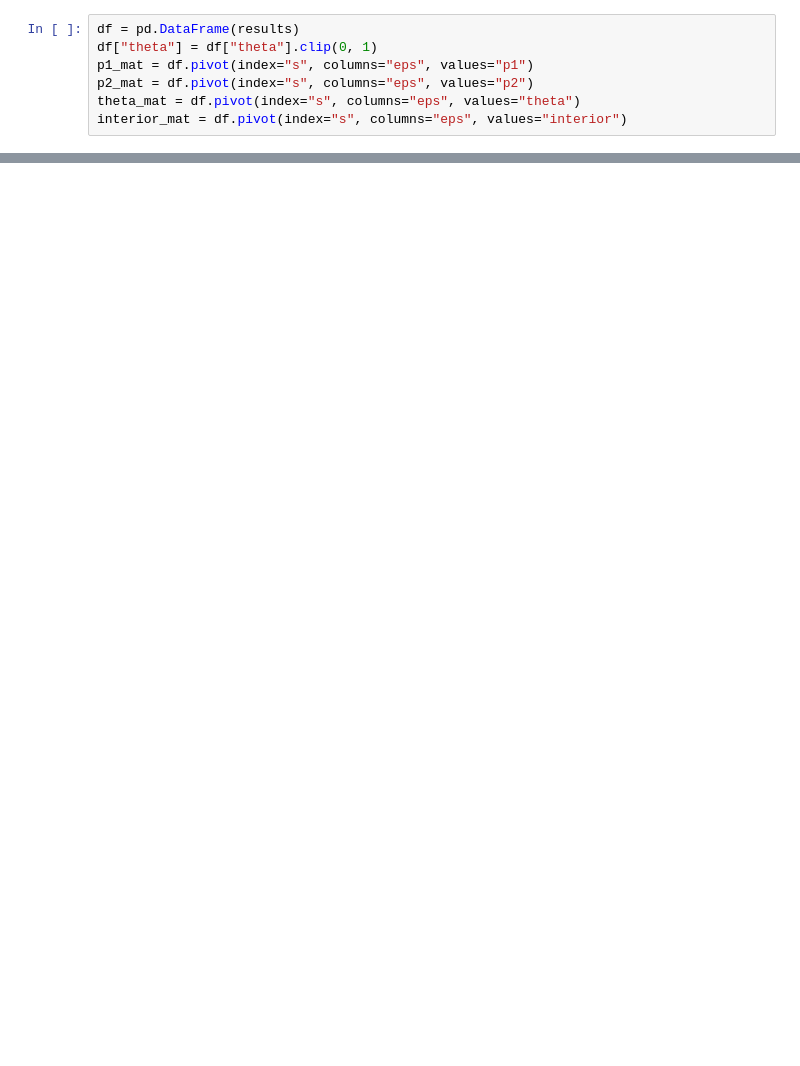
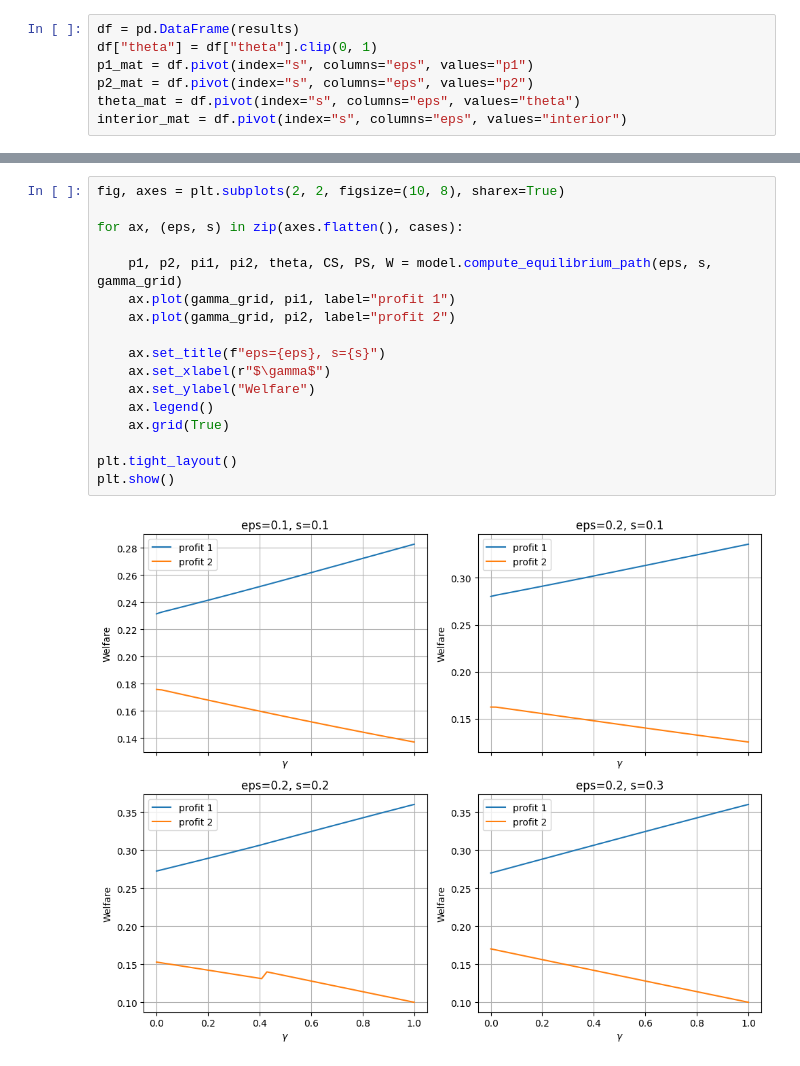
Before and after one commit to lkh927/masters2026, a Jupyter notebook: Model.ipynb, the cells around one changed output, grey strips where cells are left out. Cells and saved outputs as stored; diff of their text form; blank space fills up the shorter version.

```diff
--- a/Model.ipynb
+++ b/Model.ipynb
@@ -122,0 +114,19 @@ plt.show()
+# %%
+fig, axes = plt.subplots(2, 2, figsize=(10, 8), sharex=True)
+
+for ax, (eps, s) in zip(axes.flatten(), cases):
+
+    p1, p2, pi1, pi2, theta, CS, PS, W = model.compute_equilibrium_path(eps, s, gamma_grid)
+    ax.plot(gamma_grid, pi1, label="profit 1")
+    ax.plot(gamma_grid, pi2, label="profit 2")
+
+    ax.set_title(f"eps={eps}, s={s}")
+    ax.set_xlabel(r"$\gamma$")
+    ax.set_ylabel("Welfare")
+    ax.legend()
+    ax.grid(True)
+
+plt.tight_layout()
+plt.show()
+# %% [output]
+[figure, added]
```
Also changed, not shown: parts of 9 cells of this notebook, 3 other files.
